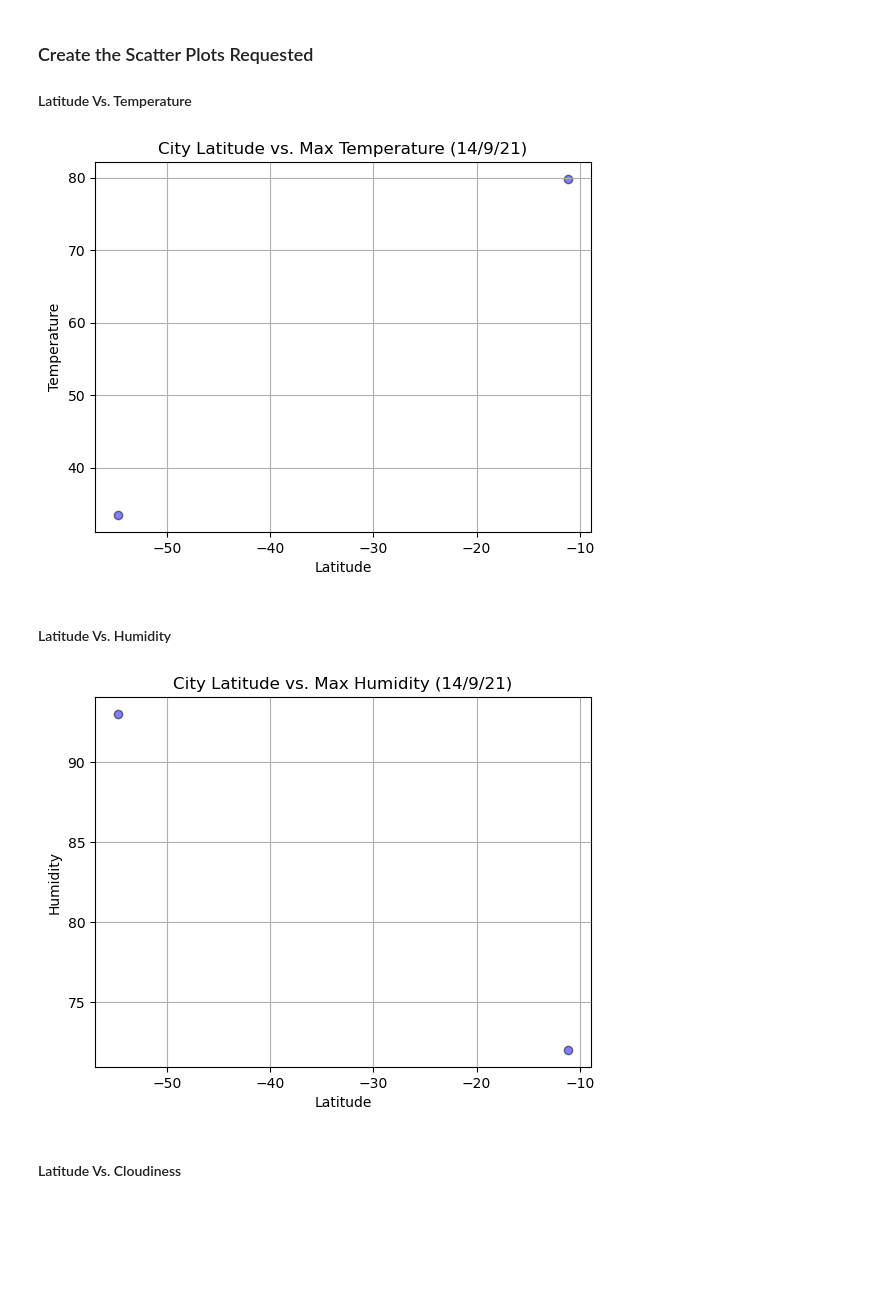
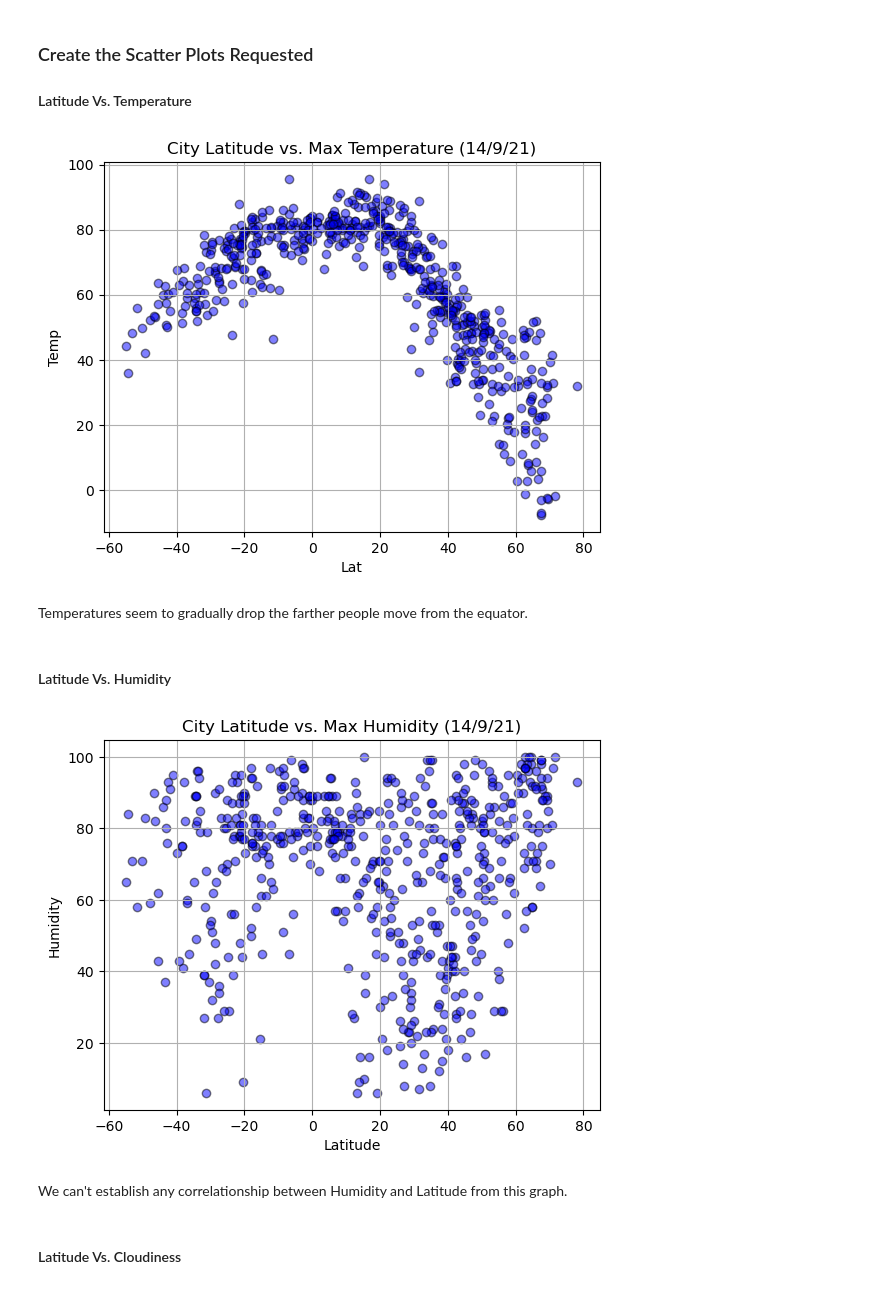
Before and after one commit to taniyatalukdar/python-api-challenge, a Jupyter notebook: starter_code/WeatherPy.ipynb, the cells around one changed output. Drawn from its saved outputs; the diff is of its cells as text; code cells hidden in the pictures; blank space fills up the shorter version.

```diff
--- a/starter_code/WeatherPy.ipynb
+++ b/starter_code/WeatherPy.ipynb
@@ -238,7 +160,7 @@ city_data_df.to_csv("../output_data/cities.csv", index_label="City_ID")
 # %%
 # Read saved data
-city_data_df = pd.read_csv("../output_data/cities.csv", index_col="City_ID")
+cities_df = pd.read_csv("../output_data/cities.csv", index_col="City_ID")
 
 # Display sample data
-city_data_df.head()
+cities_df.head()
 # %% [output]
@@ -255,8 +177,8 @@ city_data_df.head()
 #### Latitude Vs. Temperature
 # %%
 # Build scatter plot for latitude vs. temperature
-x_values = cities_df['Latitude']
-y_values = cities_df['Temperature']
+x_values = cities_df['Lat']
+y_values = cities_df['Temp']
 plt.grid()
 plt.xlabel('Latitude')
 plt.ylabel('Temperature')
@@ -273,30 +195,34 @@ plt.savefig("../output_data/Fig1.png")
 # Show plot
 plt.show()
 # %% [output]
-[figure, old version]
+[figure, new version]
+# %% [markdown]
+Temperatures seem to gradually drop the farther people move from the equator.
 # %% [markdown]
 #### Latitude Vs. Humidity
 # %%
 # Build the scatter plots for latitude vs. humidity
 # YOUR CODE HERE
-x_values = cities_df['Latitude']
+x_values = cities_df['Lat']
 y_values = cities_df['Humidity']
 plt.grid()
 plt.xlabel('Latitude')
 plt.ylabel('Humidity')
 plt.title('City Latitude vs. Max Humidity (14/9/21)')
 plt.scatter(x_values,y_values,marker='o', facecolor = 'blue', edgecolor='black', alpha=0.5)
 
 # Incorporate the other graph properties
 # YOUR CODE HERE
 
 # Save the figure
 plt.savefig("../output_data/Fig2.png")
 
 # Show plot
 plt.show()
 # %% [output]
-[figure, old version]
+[figure, new version]
+# %% [markdown]
+We can't establish any correlationship between Humidity and Latitude from this graph.
 # %% [markdown]
 #### Latitude Vs. Cloudiness
 # %%
```
Also changed, not shown: parts of 29 cells of this notebook, 7 other files.
